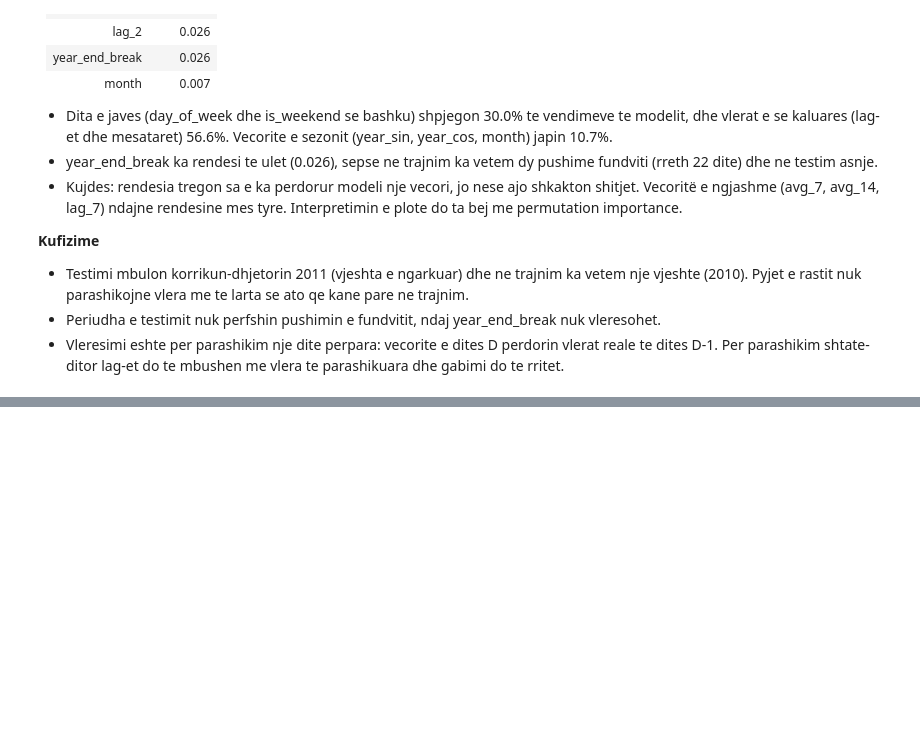
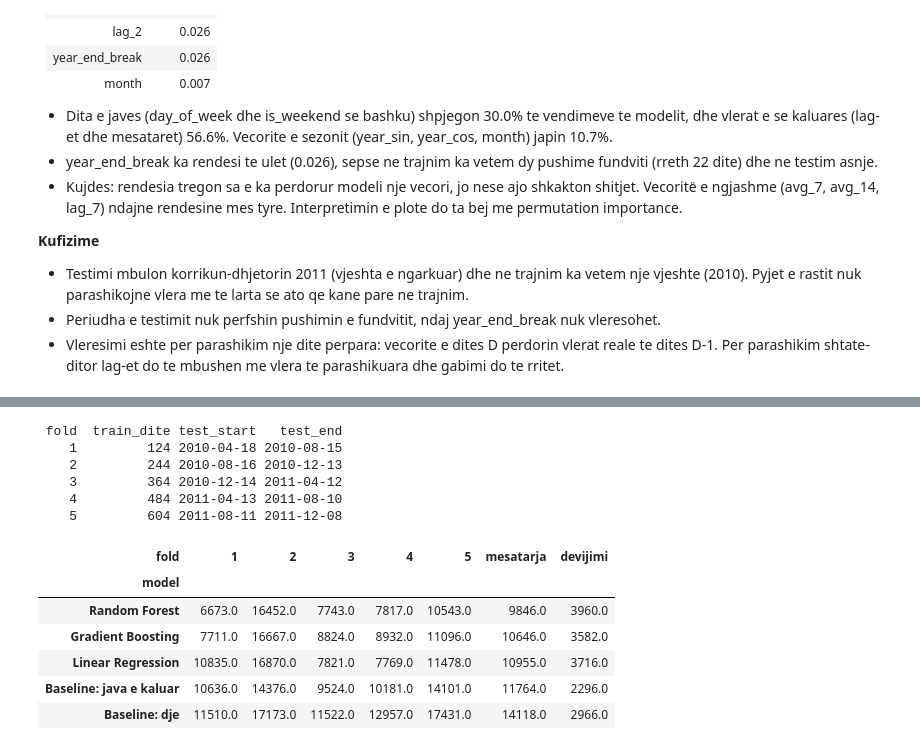
Before and after one commit to Dua-Gashi/online-retail-customer-analytics, a Jupyter notebook: notebooks/03_forecasting.ipynb, the cells around one changed output, grey strips where cells are left out. Cells and saved outputs as stored; diff of their text form; code cells hidden in the pictures; blank space fills up the shorter version.

```diff
--- a/notebooks/03_forecasting.ipynb
+++ b/notebooks/03_forecasting.ipynb
@@ -462,0 +496,23 @@ Kontroll: MAE i baseline-it "dje", i llogaritur me dore nga parashikimet, eshte
+# %%
+cv = cross_validate_models(daily)
+print(cv[["fold", "train_dite", "test_start", "test_end"]].drop_duplicates().to_string(index=False))
+
+folds =cv.pivot_table(index="model", columns="fold", values="MAE_dite_me_shitje")
+summary = folds.copy()
+summary["mesatarja"] = folds.mean(axis=1)
+summary["devijimi"] = folds.std(axis=1)
+summary.sort_values("mesatarja").round(0)
+# %% [output]
+ fold  train_dite test_start   test_end
+    1         124 2010-04-18 2010-08-15
+    2         244 2010-08-16 2010-12-13
+    3         364 2010-12-14 2011-04-12
+    4         484 2011-04-13 2011-08-10
+    5         604 2011-08-11 2011-12-08
+| fold | 1 | 2 | 3 | 4 | 5 | mesatarja | devijimi |
+| model |  |  |  |  |  |  |  |
+| Random Forest | 6673.0 | 16452.0 | 7743.0 | 7817.0 | 10543.0 | 9846.0 | 3960.0 |
+| Gradient Boosting | 7711.0 | 16667.0 | 8824.0 | 8932.0 | 11096.0 | 10646.0 | 3582.0 |
+| Linear Regression | 10835.0 | 16870.0 | 7821.0 | 7769.0 | 11478.0 | 10955.0 | 3716.0 |
+| Baseline: java e kaluar | 10636.0 | 14376.0 | 9524.0 | 10181.0 | 14101.0 | 11764.0 | 2296.0 |
+| Baseline: dje | 11510.0 | 17173.0 | 11522.0 | 12957.0 | 17431.0 | 14118.0 | 2966.0 |
```
Also changed, not shown: parts of 6 cells of this notebook, 1 other file.
